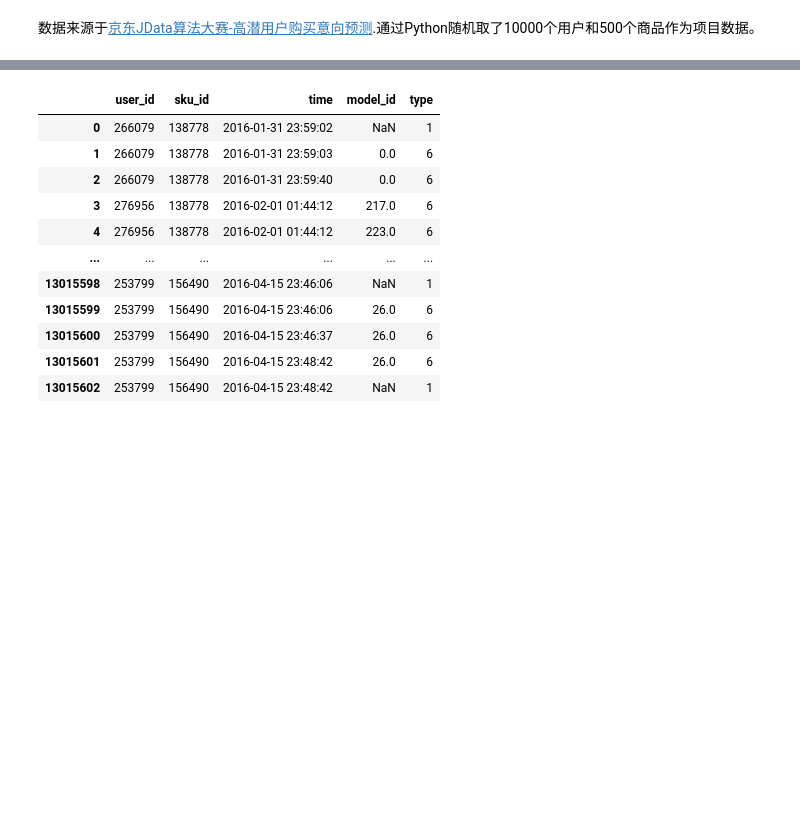
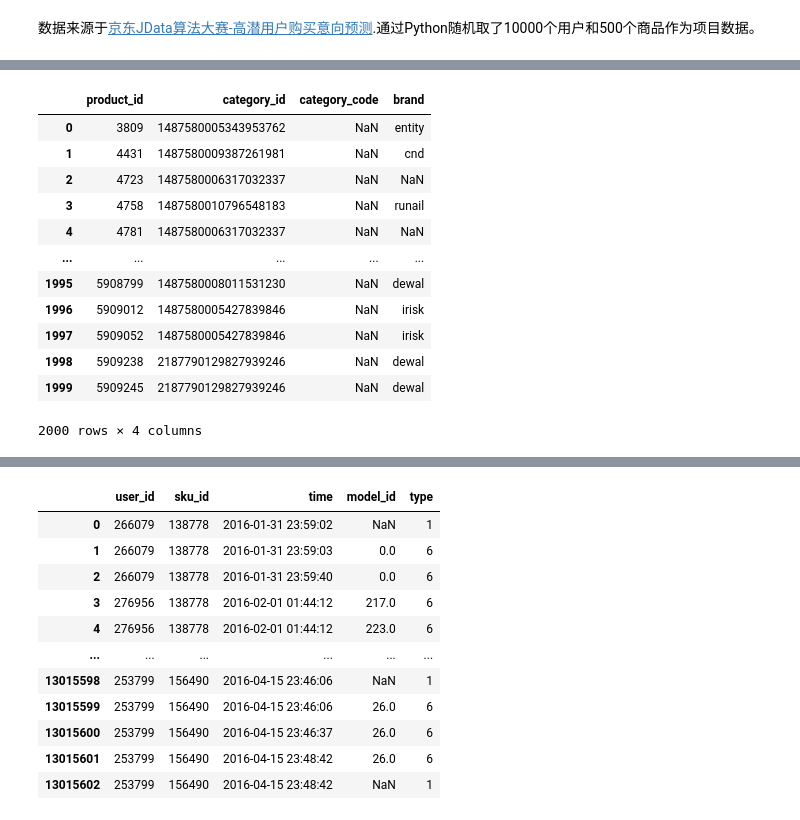
Before and after one commit to UpcaseM/user_profile, a Jupyter notebook: notebook/0_create_database.ipynb, the cells around one changed output, grey strips where cells are left out. Saved outputs shown, nothing was run; the diff lists cells and outputs as text; code cells hidden in the pictures; blank space fills up the shorter version.

```diff
--- a/notebook/0_create_database.ipynb
+++ b/notebook/0_create_database.ipynb
@@ -90,0 +206,20 @@ conn = sqlite3.connect(data_dir + r'/user_behavior/dw.db')
+# %%
+df_products = df_events.loc[:, ['product_id', 'category_id', 'category_code', 'brand']]
+df_products.sort_values(['product_id','category_id','category_code','brand'], inplace=True)
+df_products = df_products.groupby('product_id').nth(0).reset_index()
+# %%
+df_products
+# %% [output]
+|  | product_id | category_id | category_code | brand |
+| 0 | 3809 | 1487580005343953762 | NaN | entity |
+| 1 | 4431 | 1487580009387261981 | NaN | cnd |
+| 2 | 4723 | 1487580006317032337 | NaN | NaN |
+| 3 | 4758 | 1487580010796548183 | NaN | runail |
+| 4 | 4781 | 1487580006317032337 | NaN | NaN |
+| ... | ... | ... | ... | ... |
+| 1995 | 5908799 | 1487580008011531230 | NaN | dewal |
+| 1996 | 5909012 | 1487580005427839846 | NaN | irisk |
+| 1997 | 5909052 | 1487580005427839846 | NaN | irisk |
+| 1998 | 5909238 | 2187790129827939246 | NaN | dewal |
+| 1999 | 5909245 | 2187790129827939246 | NaN | dewal |
+2000 rows × 4 columns
```
Also changed, not shown: parts of 67 cells of this notebook, 10 other files.
